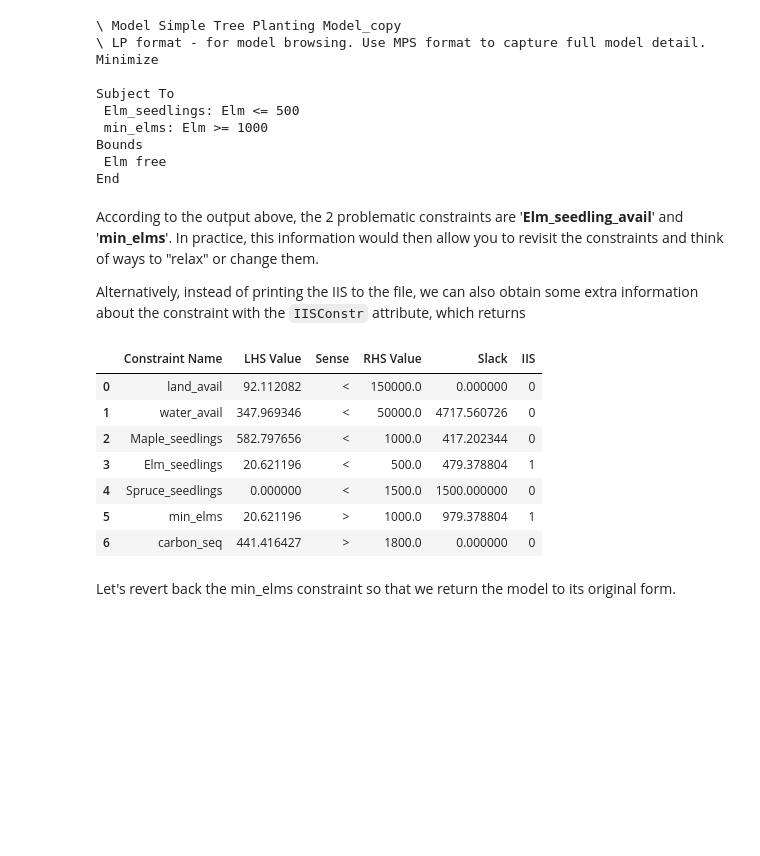
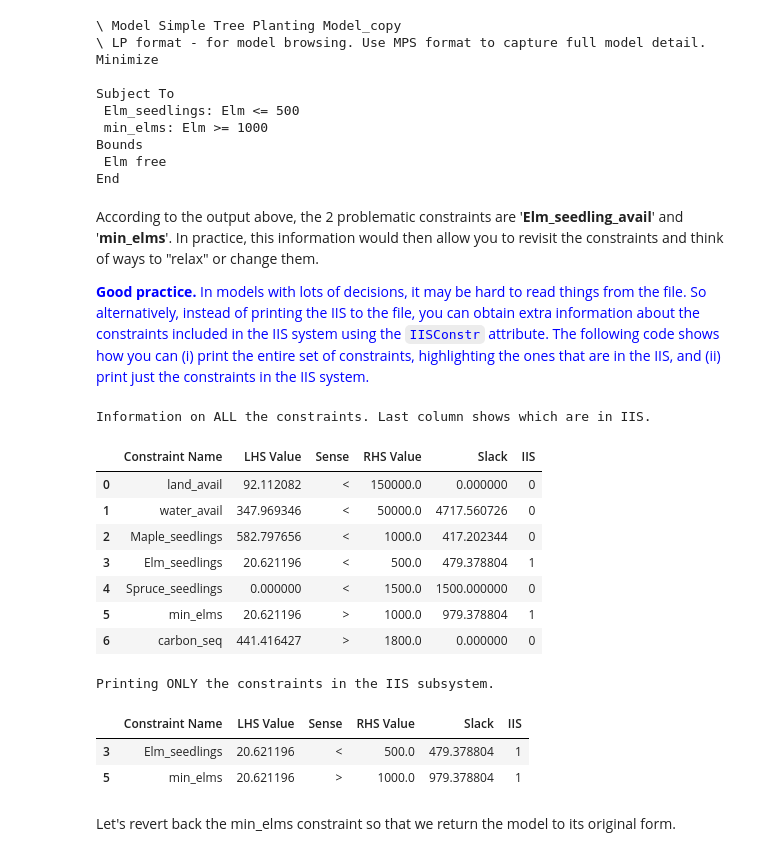
Before and after one commit to dan-a-iancu/OIT248, a Jupyter notebook: Linear_Optimization_Tutorial_Oro_Verde.ipynb, the cells around one changed output. Drawn from its saved outputs; the diff is of its cells as text; code cells hidden in the pictures; blank space fills up the shorter version.

```diff
--- a/Linear_Optimization_Tutorial_Oro_Verde.ipynb
+++ b/Linear_Optimization_Tutorial_Oro_Verde.ipynb
@@ -712,30 +719,36 @@ End
 # %% [markdown]
 According to the output above, the 2 problematic constraints are '__Elm_seedling_avail__' and '__min_elms__'. In practice, this information would then allow you to revisit the constraints and think of ways to "relax" or change them.
 
-Alternatively, instead of printing the IIS to the file, we can also obtain some extra information about the constraint with the `IISConstr` attribute, which returns
+<font color=blue>**Good practice.** In models with lots of decisions, it may be hard to read things from the file. So alternatively, instead of printing the IIS to the file, you can obtain extra information about the constraints included in the IIS system using the `IISConstr` attribute. The following code shows how you can (i) print the entire set of constraints, highlighting the ones that are in the IIS, and (ii) print just the constraints in the IIS system.</font>
 # %%
-# Below, we create a nice data-frame to print useful information about constraints
-# we'll store all the data in a list of lists (!):
-#  - the outer list contains one list for each constraint
-#  - the inner list (for a given constraint) has the name, value of the LHS, RHS, sense, slack, and IIS information
+# Create a nice data-frame to print useful information about constraints
 allConstraints = mymodel.getConstrs()
-
 all_constr_data = [ [c.ConstrName, mymodel.getRow(c).getValue(), c.Sense, \
                      c.RHS, c.Slack, c.IISConstr] for c in allConstraints ]
 
 # convert into a dataframe and print
 df = pd.DataFrame(all_constr_data, columns=["Constraint Name", "LHS Value", \
                                             "Sense", "RHS Value", "Slack", "IIS"])
+print("Information on ALL the constraints. Last column shows which are in IIS.")
 display(df)
+
+# if you want, you can display ONLY the constraints in the IIS system
+print("Printing ONLY the constraints in the IIS subsystem.")
+display(df[df["IIS"]==1])
 # %% [output]
+Information on ALL the constraints. Last column shows which are in IIS.
 |  | Constraint Name | LHS Value | Sense | RHS Value | Slack | IIS |
 | 0 | land_avail | 92.112082 | < | 150000.0 | 0.000000 | 0 |
 | 1 | water_avail | 347.969346 | < | 50000.0 | 4717.560726 | 0 |
 | 2 | Maple_seedlings | 582.797656 | < | 1000.0 | 417.202344 | 0 |
 | 3 | Elm_seedlings | 20.621196 | < | 500.0 | 479.378804 | 1 |
 | 4 | Spruce_seedlings | 0.000000 | < | 1500.0 | 1500.000000 | 0 |
 | 5 | min_elms | 20.621196 | > | 1000.0 | 979.378804 | 1 |
 | 6 | carbon_seq | 441.416427 | > | 1800.0 | 0.000000 | 0 |
+Printing ONLY the constraints in the IIS subsystem.
+|  | Constraint Name | LHS Value | Sense | RHS Value | Slack | IIS |
+| 3 | Elm_seedlings | 20.621196 | < | 500.0 | 479.378804 | 1 |
+| 5 | min_elms | 20.621196 | > | 1000.0 | 979.378804 | 1 |
 # %% [markdown]
 Let's revert back the min_elms constraint so that we return the model to its original form.
 # %%
```
Also changed, not shown: parts of 10 cells of this notebook.
